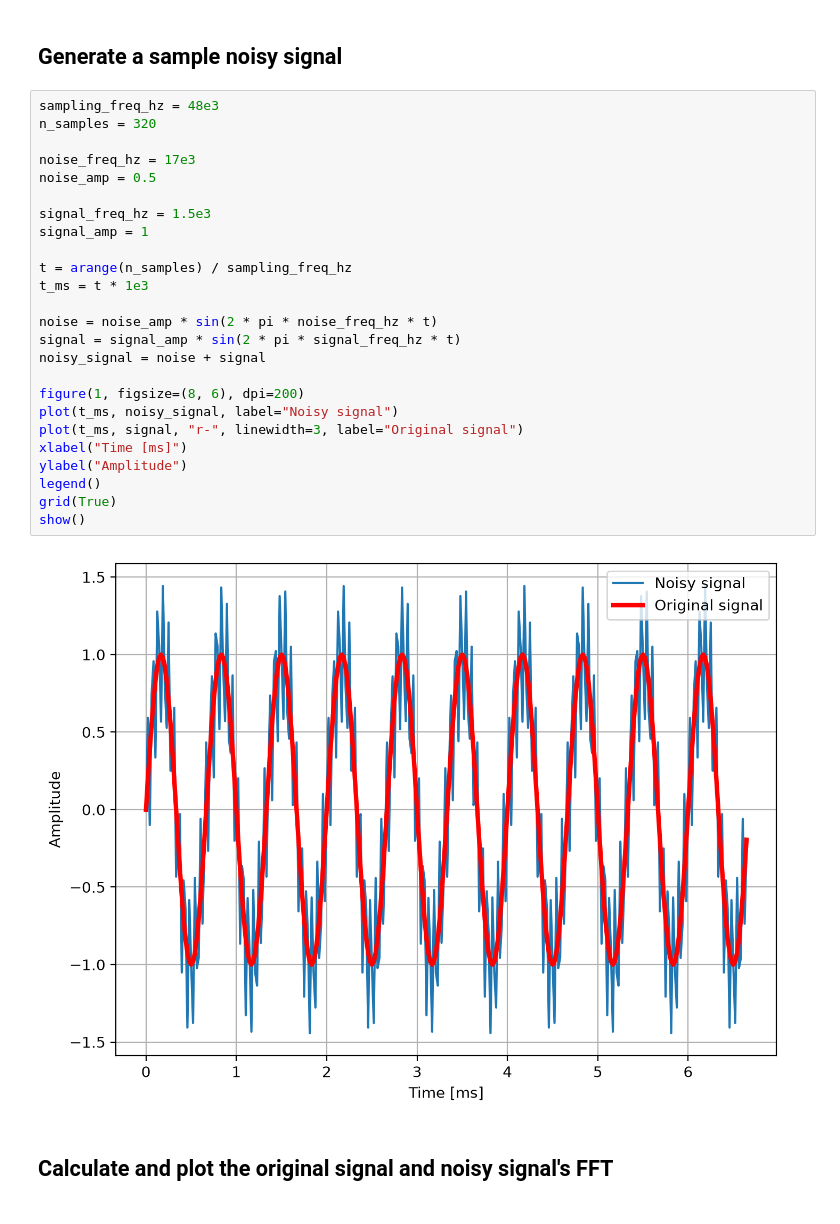
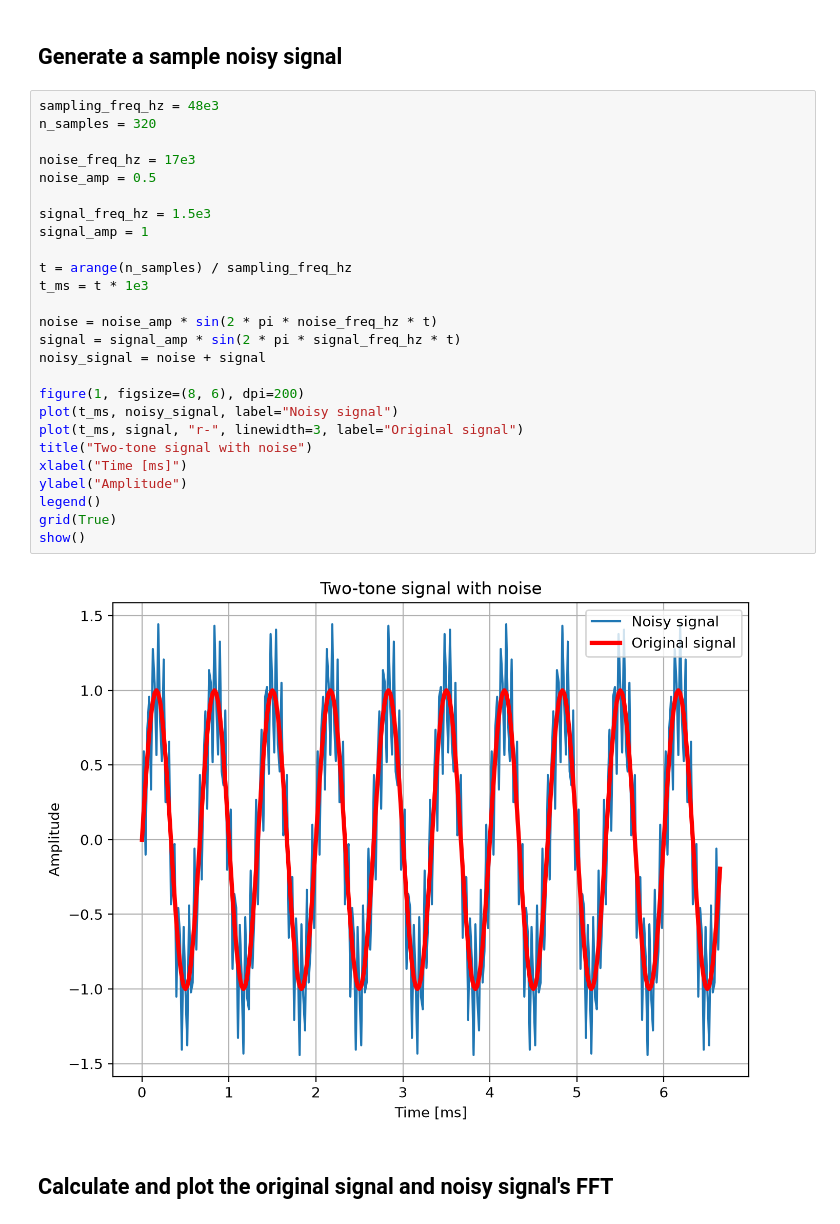
Before and after one commit to estanislaocrivos/advanced-digital-design-course, a Jupyter notebook: lab-02/python/fir/fir.ipynb, the cells around one changed output. Saved outputs shown, nothing was run; the diff lists cells and outputs as text.

Commit message:
feat: update plots

```diff
--- a/lab-02/python/fir/fir.ipynb
+++ b/lab-02/python/fir/fir.ipynb
@@ -19,30 +22,31 @@ from scipy.signal import firwin, lfilter
 # %%
 sampling_freq_hz = 48e3
 n_samples = 320
 
 noise_freq_hz = 17e3
 noise_amp = 0.5
 
 signal_freq_hz = 1.5e3
 signal_amp = 1
 
 t = arange(n_samples) / sampling_freq_hz
 t_ms = t * 1e3
 
 noise = noise_amp * sin(2 * pi * noise_freq_hz * t)
 signal = signal_amp * sin(2 * pi * signal_freq_hz * t)
 noisy_signal = noise + signal
 
 figure(1, figsize=(8, 6), dpi=200)
 plot(t_ms, noisy_signal, label="Noisy signal")
 plot(t_ms, signal, "r-", linewidth=3, label="Original signal")
+title("Two-tone signal with noise")
 xlabel("Time [ms]")
 ylabel("Amplitude")
 legend()
 grid(True)
 show()
 # %% [output]
-[figure, old version]
+[figure, new version]
 # %% [markdown]
 ## Calculate and plot the original signal and noisy signal's FFT
 # %%
```
Also changed, not shown: parts of 5 cells of this notebook.
